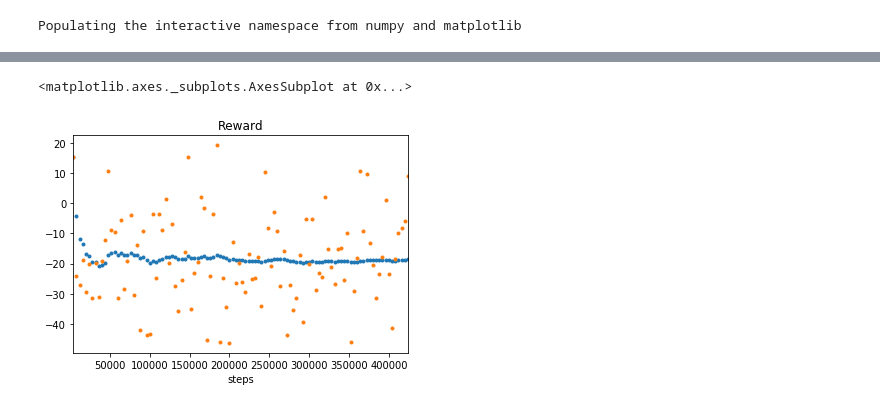
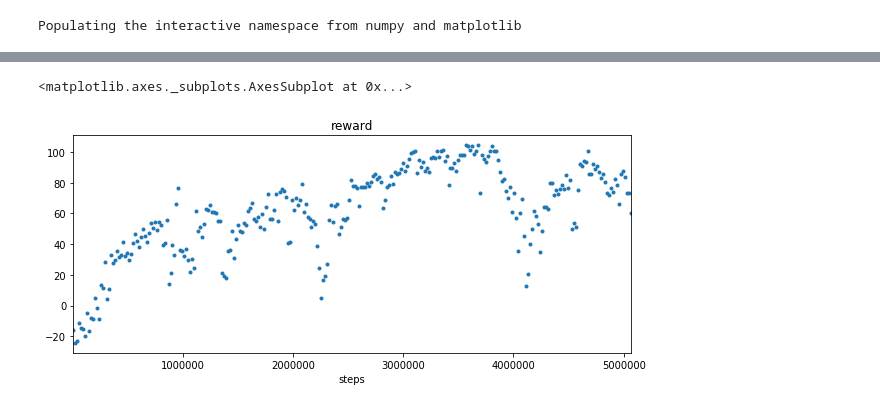
Before and after one commit to wassname/rl_2d_walker.js, a Jupyter notebook: scripts/view_log.ipynb, the cells around one changed output, grey strips where cells are left out. Cells and saved outputs as stored; diff of their text form; code cells hidden in the pictures.

```diff
--- a/scripts/view_log.ipynb
+++ b/scripts/view_log.ipynb
@@ -5,7 +5,10 @@ import os
 import glob
 # %% [output]
 Populating the interactive namespace from numpy and matplotlib
+# %%
+from pylab import rcParams
+rcParams['figure.figsize'] = 10, 4
 # %%
-latest_log = sorted(glob.glob('../outputs/*.log'))[-1]
+latest_log = sorted(glob.glob('../outputs/*.log'))[-2]
 latest_log
 # %% [output]
@@ -13,14 +16,17 @@ latest_log
 # %%
-datas = []
-data = {}
-for line in open(latest_log).readlines():
-    if line.startswith('metric'):
-        _, name, val = line.strip('\n').split(' ', 2)
-        val = float(val)
-        if name=='episodeSteps':
-            steps=val
-            if len(data): datas.append(data)
-            data = {}
-        data[name] = val
+def parse_log(infile):
+    datas = []
+    data = {}
+    for line in open(infile).readlines():
+        if line.startswith('metric'):
+            _, name, val = line.strip('\n').split(' ', 2)
+            val = float(val)
+            if name=='episodeSteps':
+                steps=val
+                if len(data): datas.append(data)
+                data = {}
+            data[name] = val
 
-#         print(steps, name,val)
+    df = pd.DataFrame(datas)
+    df = df.set_index('steps')
+    return df
@@ -51,6 +33,7 @@ df
+# %%
+df = parse_log(latest_log)
 # %%
 df['reward'].plot(style='.', title='reward')
-df['Reward'].plot(style='.', title='Reward')
 # %% [output]
 <matplotlib.axes._subplots.AxesSubplot at 0x...>
-[figure, old version]
+[figure, new version]
```
Also changed, not shown: parts of 7 cells of this notebook, 33 other files.
